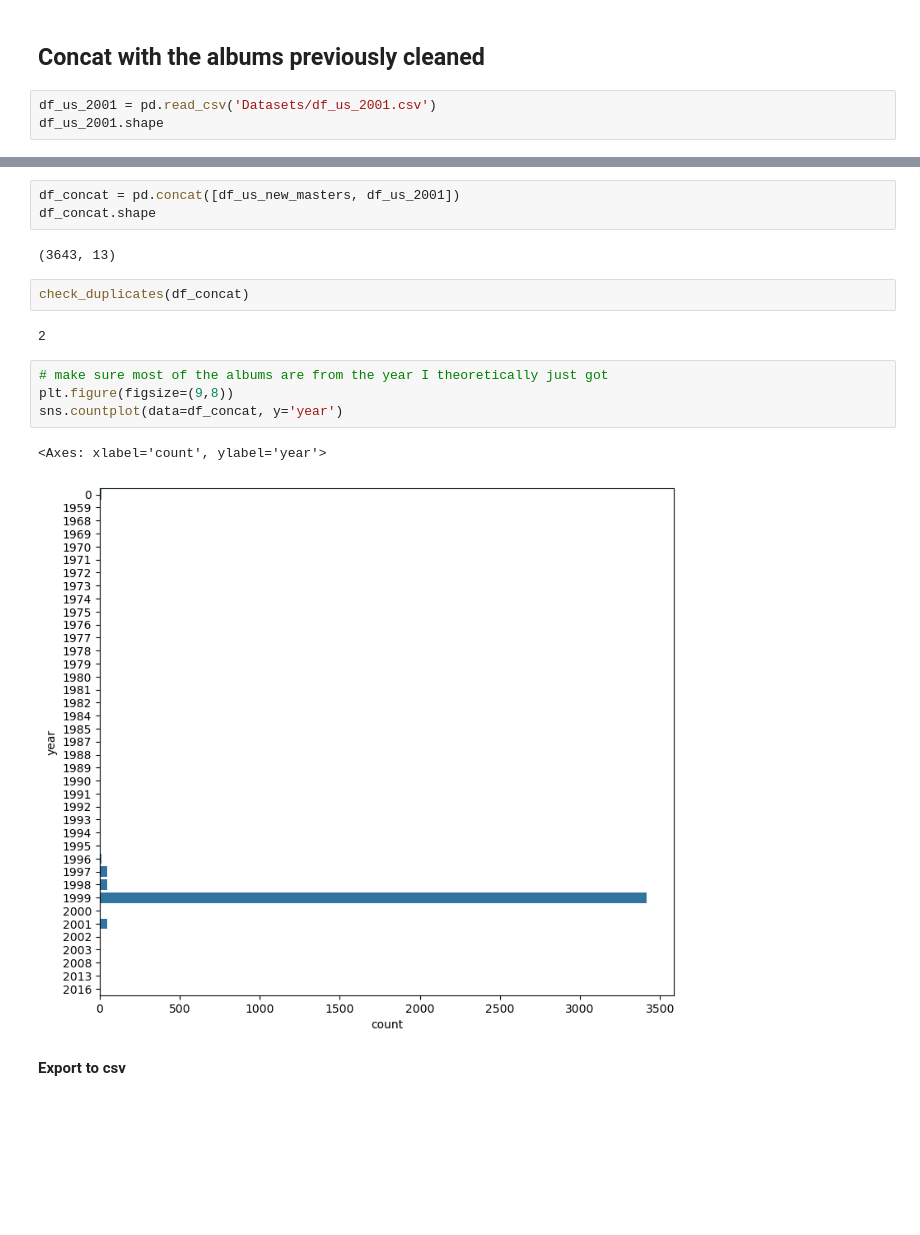
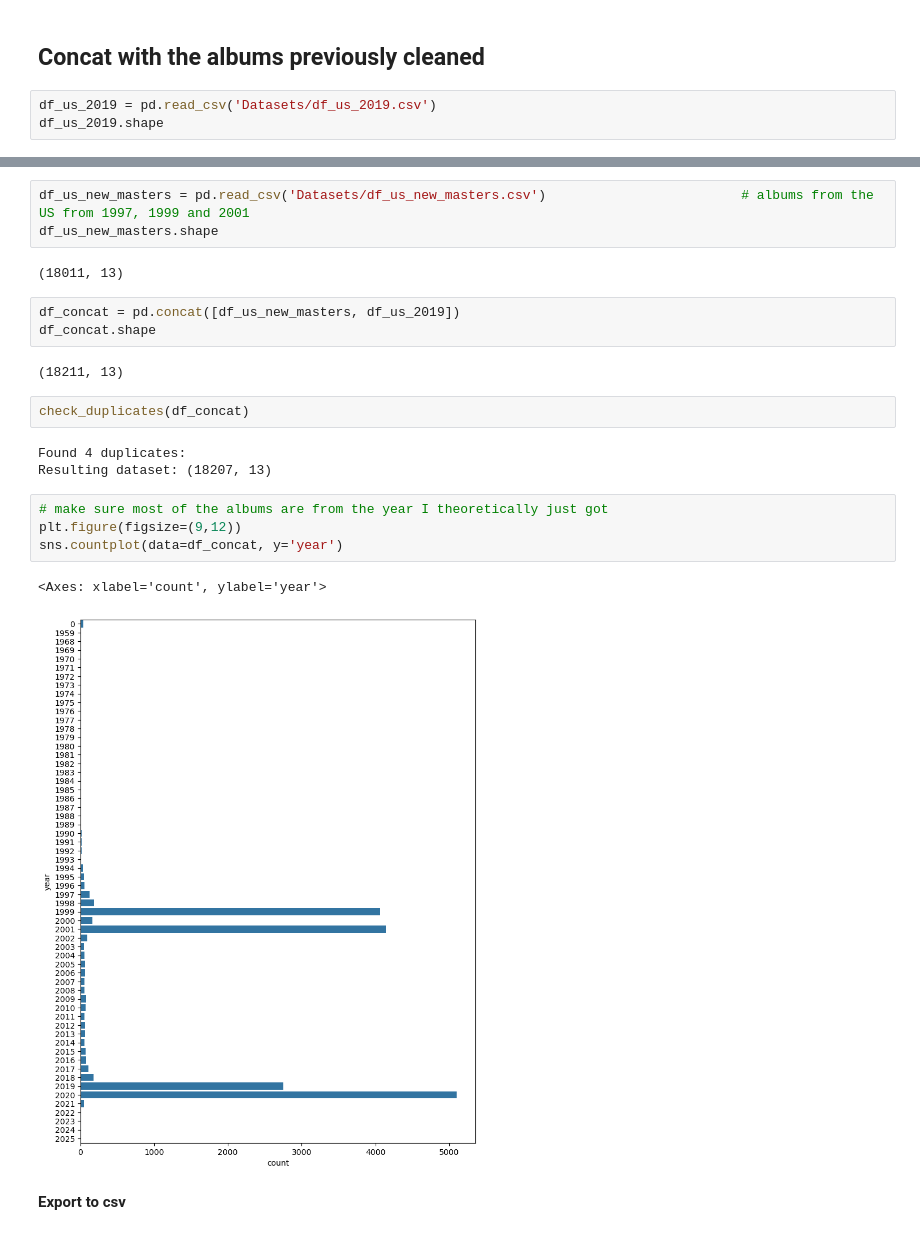
Before and after one commit to arnauog/what_the_rock, a Jupyter notebook: merges.ipynb, the cells around one changed output, grey strips where cells are left out. Saved outputs shown, nothing was run; the diff lists cells and outputs as text; blank space fills up the shorter version.

Commit message:
tots els artists_origins de df_masters_blended, o això crec

```diff
--- a/merges.ipynb
+++ b/merges.ipynb
@@ -56,6 +56,6 @@ df_uk_masters['master_id'].isna().sum()
 # %% [markdown]
 ## **Concat with the albums previously cleaned**
 # %%
-df_us_2001 = pd.read_csv('Datasets/df_us_2001.csv')
-df_us_2001.shape
+df_us_2019 = pd.read_csv('Datasets/df_us_2019.csv')
+df_us_2019.shape
 # %% [output]
@@ -77,20 +92,26 @@ styles
 Name: count, dtype: int64
+# %%
+df_us_new_masters = pd.read_csv('Datasets/df_us_new_masters.csv')                         # albums from the US from 1997, 1999 and 2001
+df_us_new_masters.shape
+# %% [output]
+(18011, 13)
 # %%
-df_concat = pd.concat([df_us_new_masters, df_us_2001])
+df_concat = pd.concat([df_us_new_masters, df_us_2019])
 df_concat.shape
 # %% [output]
-(3643, 13)
+(18211, 13)
 # %%
 check_duplicates(df_concat)
 # %% [output]
-2
+Found 4 duplicates:
+Resulting dataset: (18207, 13)
 # %%
 # make sure most of the albums are from the year I theoretically just got
-plt.figure(figsize=(9,8))
+plt.figure(figsize=(9,12))
 sns.countplot(data=df_concat, y='year')
 # %% [output]
 <Axes: xlabel='count', ylabel='year'>
-[figure, old version]
+[figure, new version]
 # %% [markdown]
 **Export to csv**
 # %%
```
Also changed, not shown: parts of 4 cells of this notebook, 18 other files.
